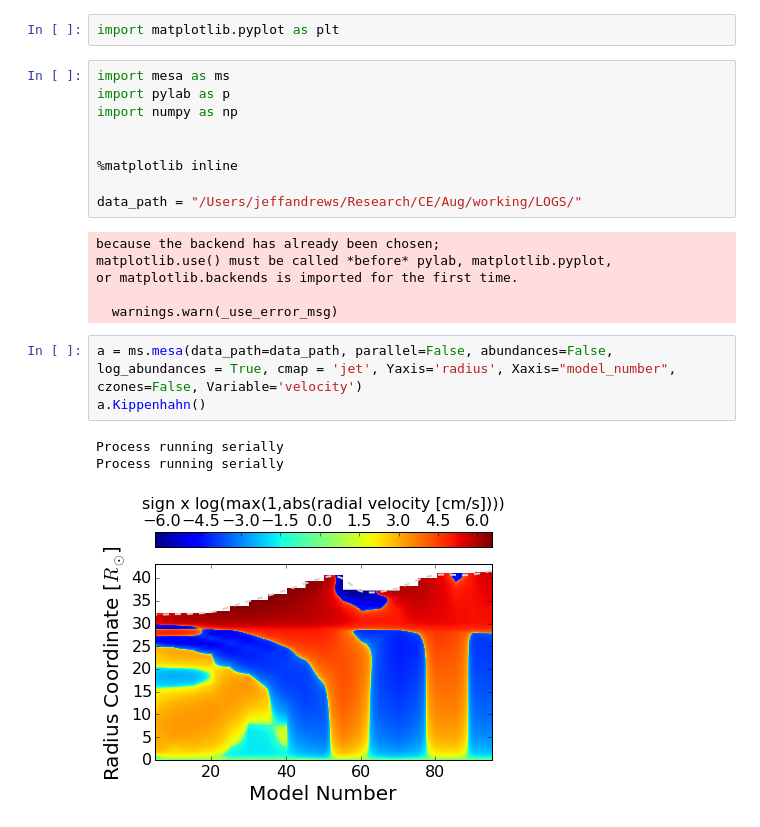
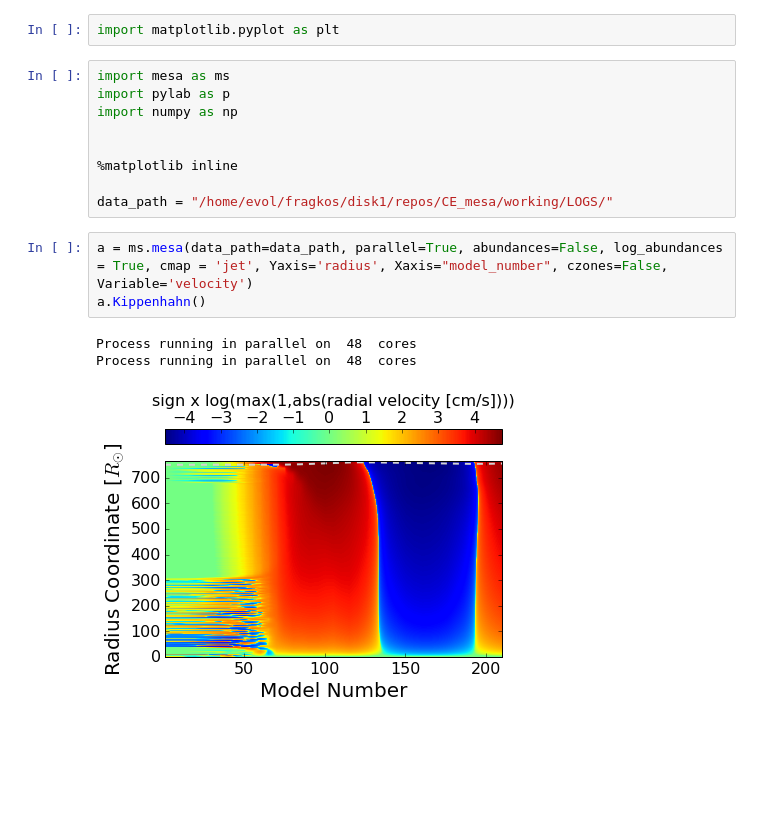
Before and after one commit to JRGarza/CE_mesa, a Jupyter notebook: python_scripts/check_profile.ipynb, the cells around one changed output. Saved outputs shown, nothing was run; the diff lists cells and outputs as text; blank space fills up the shorter version.

```diff
--- a/python_scripts/check_profile.ipynb
+++ b/python_scripts/check_profile.ipynb
@@ -8,20 +8,14 @@ import numpy as np
 
 %matplotlib inline
 
-data_path = "/Users/jeffandrews/Research/CE/Aug/working/LOGS/"
+data_path = "/home/evol/fragkos/disk1/repos/CE_mesa/working/LOGS/"
-# %% [output]
-because the backend has already been chosen;
-matplotlib.use() must be called *before* pylab, matplotlib.pyplot,
-or matplotlib.backends is imported for the first time.
-
-  warnings.warn(_use_error_msg)
 # %%
-a = ms.mesa(data_path=data_path, parallel=False, abundances=False, log_abundances = True, cmap = 'jet', Yaxis='radius', Xaxis="model_number", czones=False, Variable='velocity')
+a = ms.mesa(data_path=data_path, parallel=True, abundances=False, log_abundances = True, cmap = 'jet', Yaxis='radius', Xaxis="model_number", czones=False, Variable='velocity')
 a.Kippenhahn()
 # %% [output]
-Process running serially
-Process running serially
+Process running in parallel on  48  cores
+Process running in parallel on  48  cores
-[figure, old version]
+[figure, new version]
 # %%
 a.SetParameters(Xaxis='model_number', Variable='extra_heat', cmap_dynamic_range=8)
 a.Kippenhahn()
```
Also changed, not shown: parts of 3 cells of this notebook, 7 other files.
